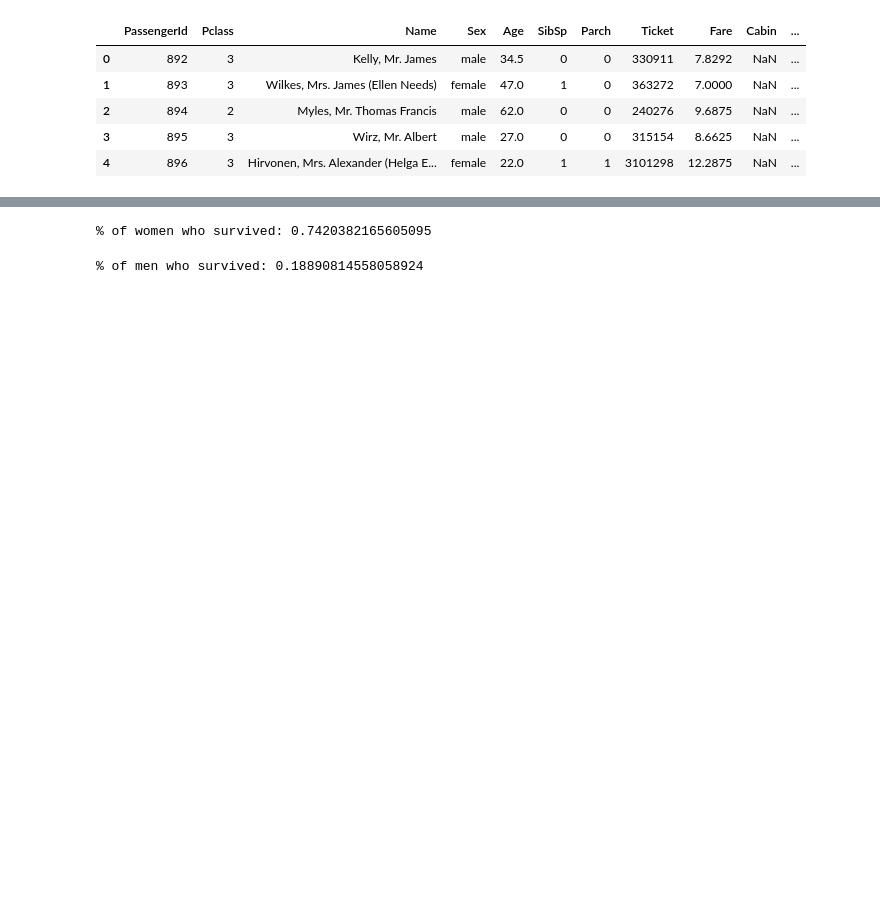
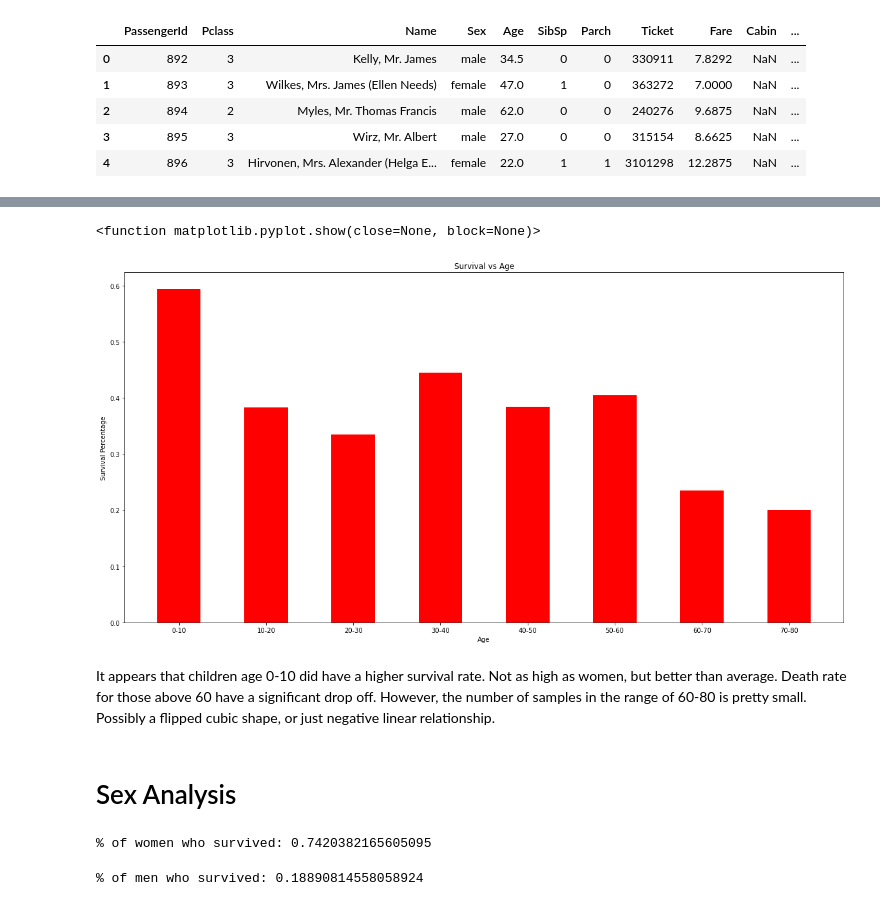
Before and after one commit to LesterJones/Titanic, a Jupyter notebook: notebook56bfa43095.ipynb, the cells around one changed output, grey strips where cells are left out. Drawn from its saved outputs; the diff is of its cells as text; code cells hidden in the pictures; blank space fills up the shorter version.

```diff
--- a/notebook56bfa43095.ipynb
+++ b/notebook56bfa43095.ipynb
@@ -43,3 +125,37 @@ test_data.head()
+# %%
+x = train_data['Age']
+y = train_data['Survived']
+
+age = 0
+survival_percentage = list()
+while age <= 70:
+    max_age = age + 10
+    i = 0
+    count_total = 0
+    count_survivors = 0
+    while i < len(x):
+        person_age = x[i]
+        if age < person_age <= max_age:
+            if y[i] == 1:
+                count_survivors += 1
+            count_total += 1
+        i += 1
+    survival_percentage.append(count_survivors / count_total)
+    age += 10
+categories = ['0-10','10-20','20-30','30-40','40-50','50-60','60-70','70-80']
+plt.figure(figsize=(20,10))
+plt.bar(categories, survival_percentage, color='red',width = .5)
+plt.xlabel("Age")
+plt.ylabel("Survival Percentage")
+plt.title("Survival vs Age")
+plt.show
+# %% [output]
+<function matplotlib.pyplot.show(close=None, block=None)>
+[figure, added]
+# %% [markdown]
+It appears that children age 0-10 did have a higher survival rate.  Not as high as women, but better than average.  Death rate for those above 60 have a significant drop off.  However, the number of samples in the range of 60-80 is pretty small.  Possibly a flipped cubic shape, or just negative linear relationship.
+# %% [markdown]
+# Sex Analysis
 # %%
 women = train_data.loc[train_data.Sex == 'female']["Survived"]
 rate_women = sum(women)/len(women)
```
Also changed, not shown: parts of 26 cells of this notebook.
